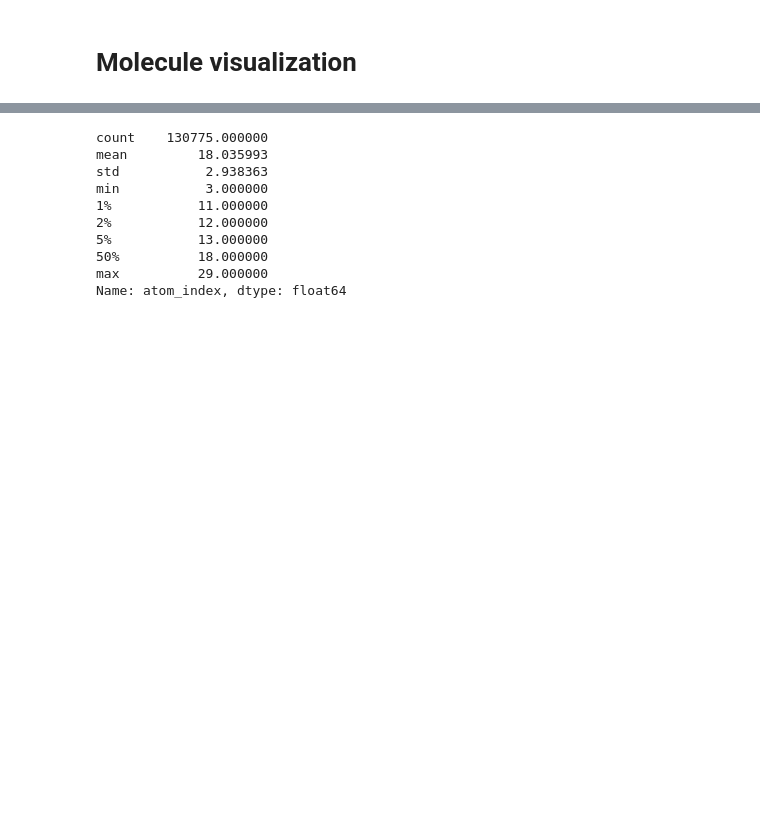
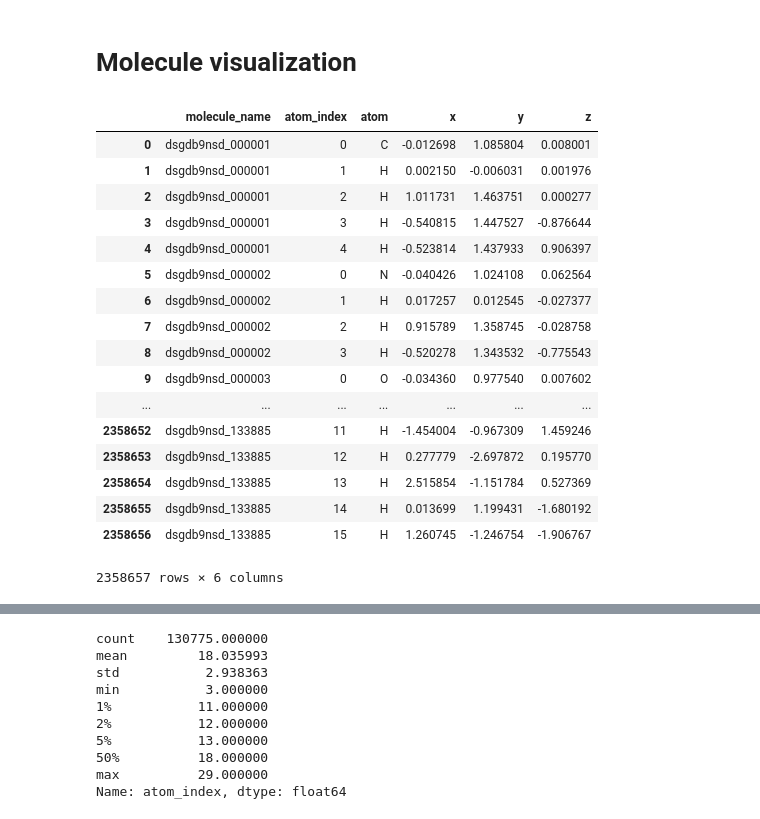
Before and after one commit to miguel-rita/remote-five, a Jupyter notebook: notebooks/EDA.ipynb, the cells around one changed output, grey strips where cells are left out. Cells and saved outputs as stored; diff of their text form; code cells hidden in the pictures; blank space fills up the shorter version.

```diff
--- a/notebooks/EDA.ipynb
+++ b/notebooks/EDA.ipynb
@@ -35,5 +37,26 @@ sns.countplot(train['type'])
 [figure]
 # %% [markdown]
 # Molecule visualization
+# %%
+struct
+# %% [output]
+|  | molecule_name | atom_index | atom | x | y | z |
+| 0 | dsgdb9nsd_000001 | 0 | C | -0.012698 | 1.085804 | 0.008001 |
+| 1 | dsgdb9nsd_000001 | 1 | H | 0.002150 | -0.006031 | 0.001976 |
+| 2 | dsgdb9nsd_000001 | 2 | H | 1.011731 | 1.463751 | 0.000277 |
+| 3 | dsgdb9nsd_000001 | 3 | H | -0.540815 | 1.447527 | -0.876644 |
+| 4 | dsgdb9nsd_000001 | 4 | H | -0.523814 | 1.437933 | 0.906397 |
+| 5 | dsgdb9nsd_000002 | 0 | N | -0.040426 | 1.024108 | 0.062564 |
+| 6 | dsgdb9nsd_000002 | 1 | H | 0.017257 | 0.012545 | -0.027377 |
+| 7 | dsgdb9nsd_000002 | 2 | H | 0.915789 | 1.358745 | -0.028758 |
+| 8 | dsgdb9nsd_000002 | 3 | H | -0.520278 | 1.343532 | -0.775543 |
+| 9 | dsgdb9nsd_000003 | 0 | O | -0.034360 | 0.977540 | 0.007602 |
+| ... | ... | ... | ... | ... | ... | ... |
+| 2358652 | dsgdb9nsd_133885 | 11 | H | -1.454004 | -0.967309 | 1.459246 |
+| 2358653 | dsgdb9nsd_133885 | 12 | H | 0.277779 | -2.697872 | 0.195770 |
+| 2358654 | dsgdb9nsd_133885 | 13 | H | 2.515854 | -1.151784 | 0.527369 |
+| 2358655 | dsgdb9nsd_133885 | 14 | H | 0.013699 | 1.199431 | -1.680192 |
+| 2358656 | dsgdb9nsd_133885 | 15 | H | 1.260745 | -1.246754 | -1.906767 |
+2358657 rows × 6 columns
 # %%
 struct = pd.read_csv('../data/structures.csv')
```
Also changed, not shown: parts of 3 cells of this notebook, 3 other files.
